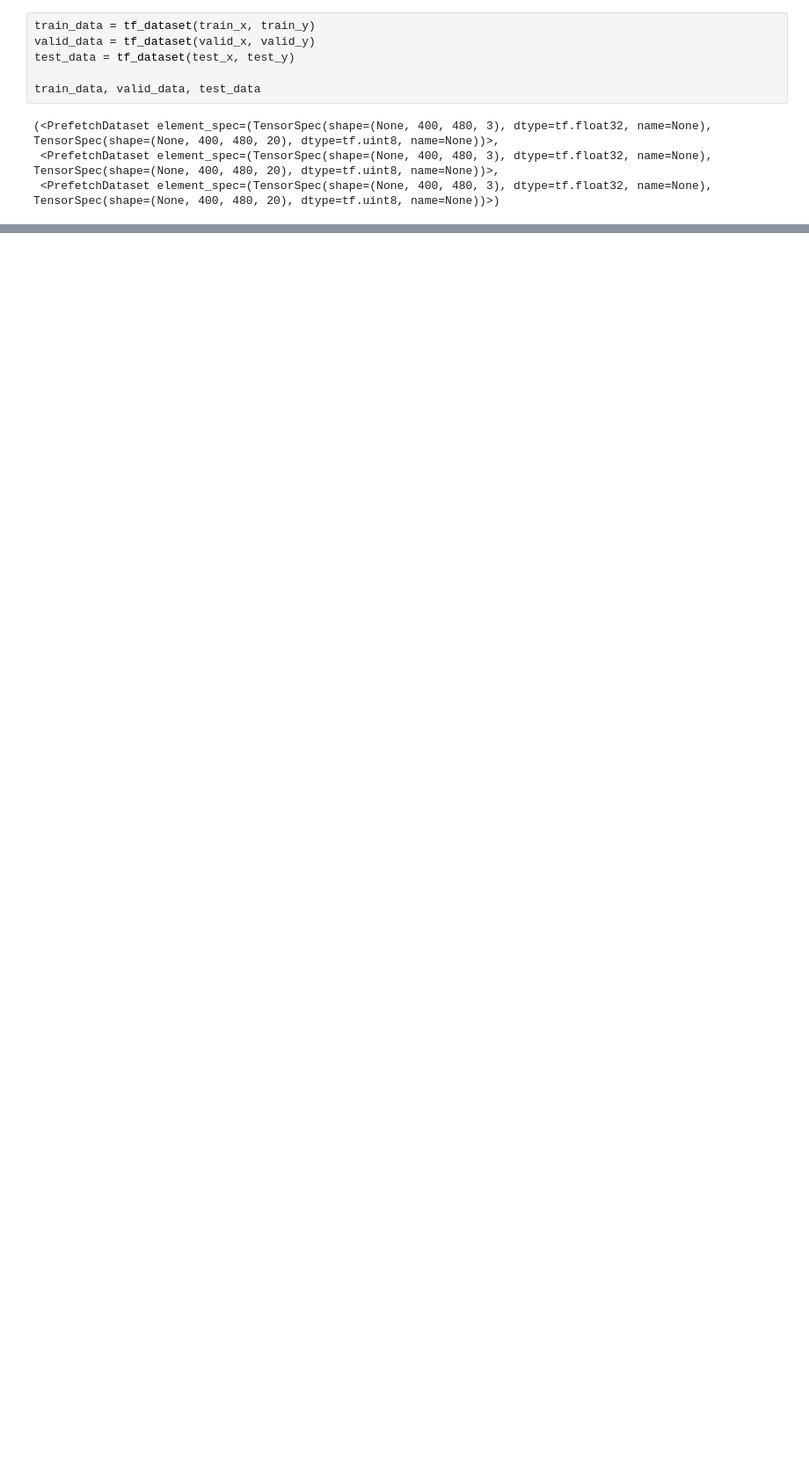
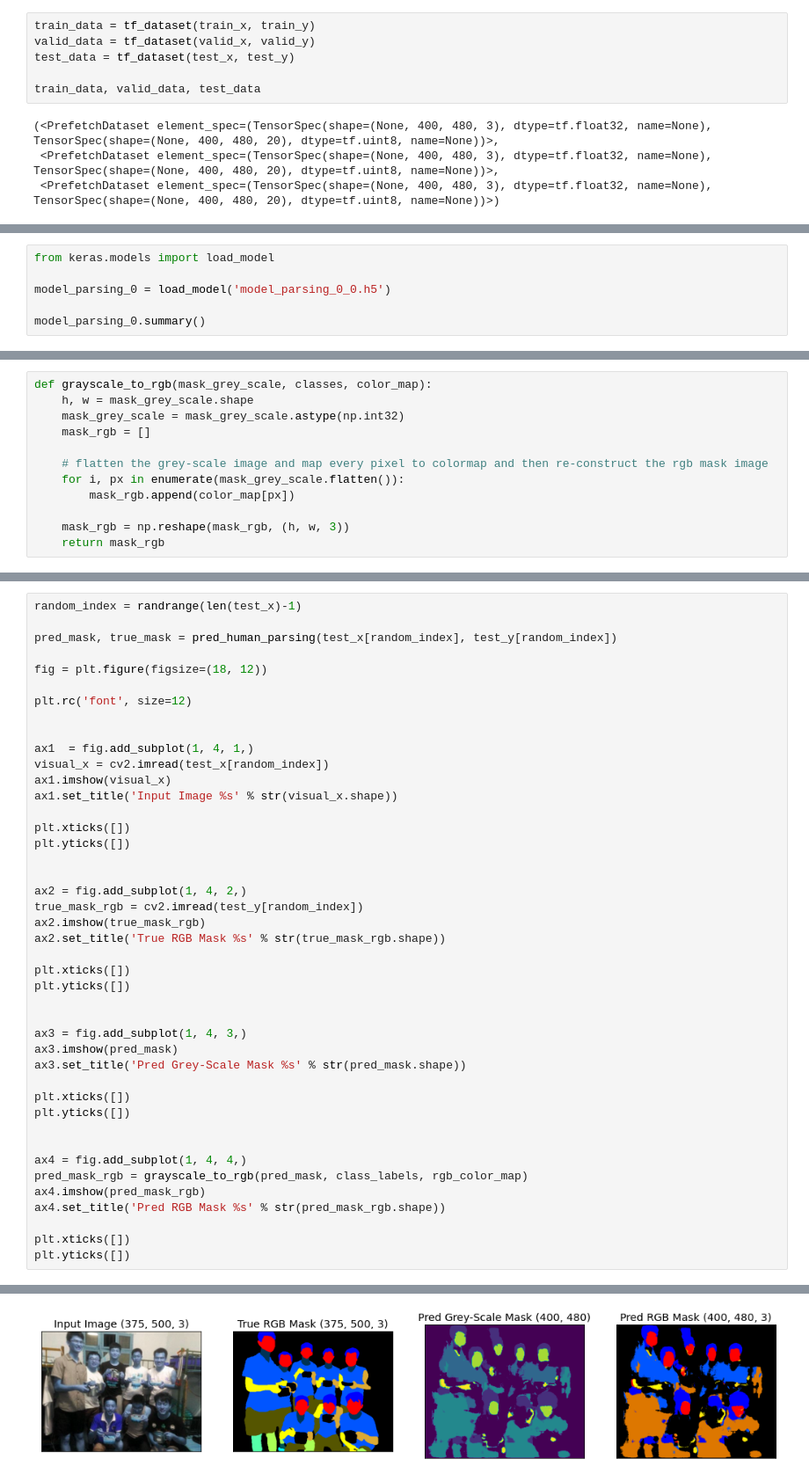
Before and after one commit to Junaidhassan99/FYP, a Jupyter notebook: fyp_01_junaid.ipynb, the cells around one changed output, grey strips where cells are left out. Shown at 88% size. Saved outputs shown, nothing was run; the diff lists cells and outputs as text; blank space fills up the shorter version.

Commit message:
human parsing done

```diff
--- a/fyp_01_junaid.ipynb
+++ b/fyp_01_junaid.ipynb
@@ -968,0 +1019,6 @@ for x, y in train_data:
+# %%
+from keras.models import load_model
+
+model_parsing_0 = load_model('model_parsing_0_0.h5')
+
+model_parsing_0.summary()
@@ -968,0 +1047,12 @@ for x, y in train_data:
+# %%
+def grayscale_to_rgb(mask_grey_scale, classes, color_map):
+    h, w = mask_grey_scale.shape
+    mask_grey_scale = mask_grey_scale.astype(np.int32)
+    mask_rgb = []
+
+    # flatten the grey-scale image and map every pixel to colormap and then re-construct the rgb mask image
+    for i, px in enumerate(mask_grey_scale.flatten()):
+        mask_rgb.append(color_map[px])
+
+    mask_rgb = np.reshape(mask_rgb, (h, w, 3))
+    return mask_rgb
@@ -968,0 +1081,44 @@ for x, y in train_data:
+# %%
+random_index = randrange(len(test_x)-1)
+
+pred_mask, true_mask = pred_human_parsing(test_x[random_index], test_y[random_index])
+
+fig = plt.figure(figsize=(18, 12))
+
+plt.rc('font', size=12)
+
+
+ax1  = fig.add_subplot(1, 4, 1,)
+visual_x = cv2.imread(test_x[random_index])
+ax1.imshow(visual_x)
+ax1.set_title('Input Image %s' % str(visual_x.shape))
+
+plt.xticks([])
+plt.yticks([])
+
+
+ax2 = fig.add_subplot(1, 4, 2,)
+true_mask_rgb = cv2.imread(test_y[random_index])
+ax2.imshow(true_mask_rgb)
+ax2.set_title('True RGB Mask %s' % str(true_mask_rgb.shape))
+
+plt.xticks([])
+plt.yticks([])
+
+
+ax3 = fig.add_subplot(1, 4, 3,)
+ax3.imshow(pred_mask)
+ax3.set_title('Pred Grey-Scale Mask %s' % str(pred_mask.shape))
+
+plt.xticks([])
+plt.yticks([])
+
+
+ax4 = fig.add_subplot(1, 4, 4,)
+pred_mask_rgb = grayscale_to_rgb(pred_mask, class_labels, rgb_color_map)
+ax4.imshow(pred_mask_rgb)
+ax4.set_title('Pred RGB Mask %s' % str(pred_mask_rgb.shape))
+
+plt.xticks([])
+plt.yticks([])
+# %% [output]
@@ -968,0 +1126 @@ for x, y in train_data:
+[figure, added]
```
Also changed, not shown: parts of 36 cells of this notebook, 1 other file.
